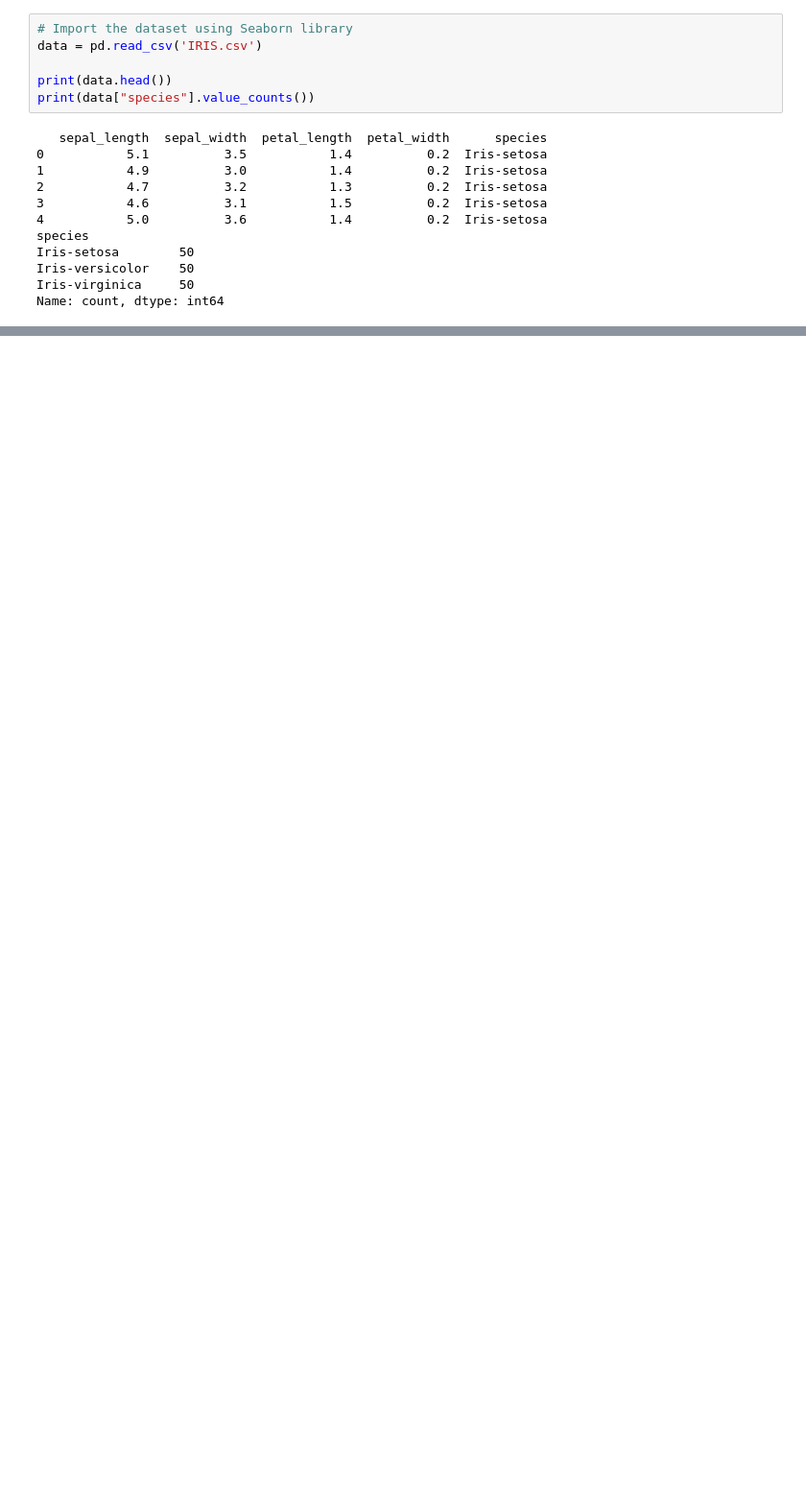
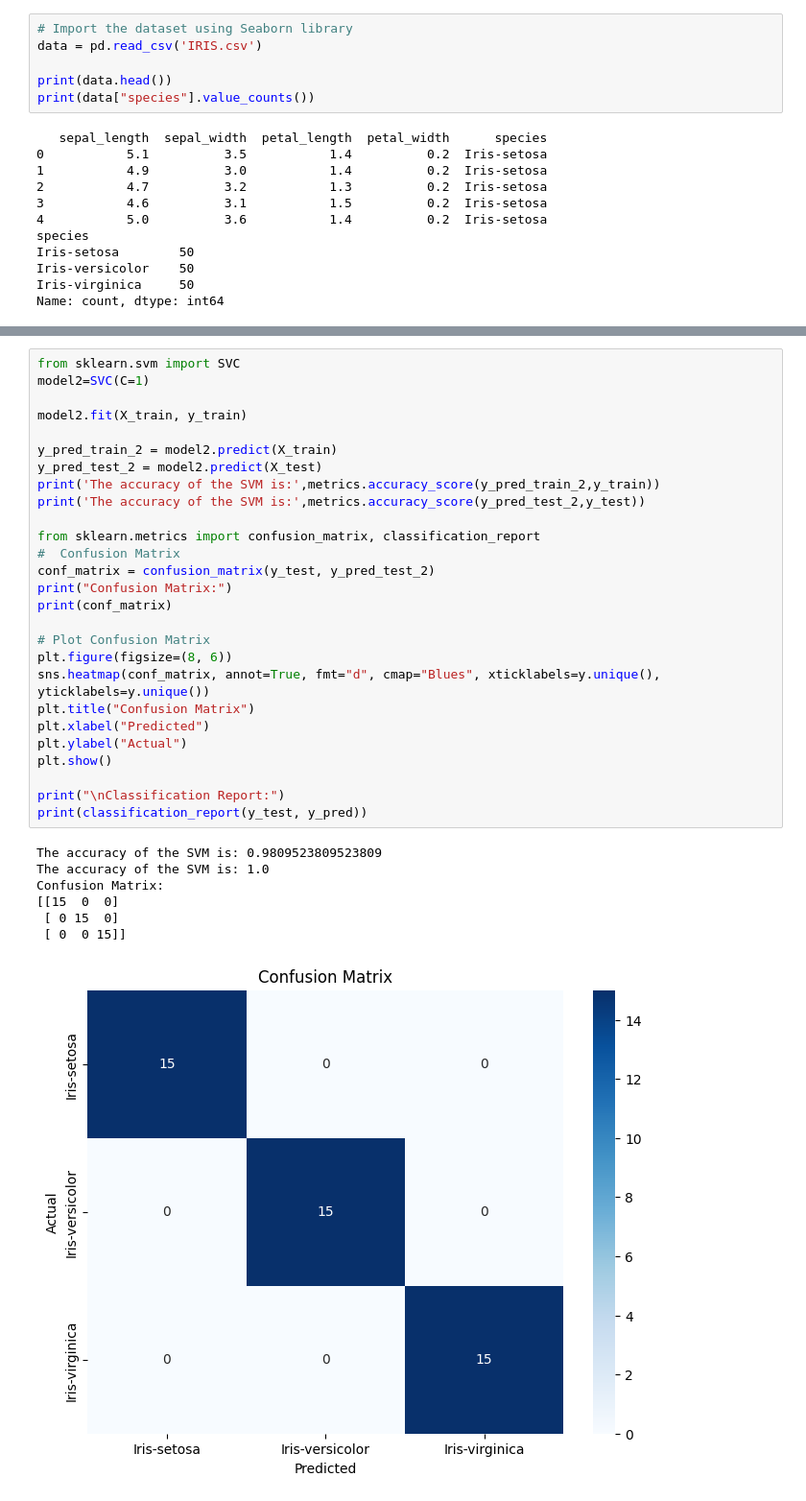
Before and after one commit to machinelearningsite/hands-on-ml, a Jupyter notebook: svm/main.ipynb, the cells around one changed output, grey strips where cells are left out. Shown at 96% size. Saved outputs shown, nothing was run; the diff lists cells and outputs as text; blank space fills up the shorter version.

```diff
--- a/svm/main.ipynb
+++ b/svm/main.ipynb
@@ -57,0 +150,35 @@ Name: count, dtype: int64
+# %%
+from sklearn.svm import SVC
+model2=SVC(C=1)
+
+model2.fit(X_train, y_train)
+
+y_pred_train_2 = model2.predict(X_train)
+y_pred_test_2 = model2.predict(X_test)
+print('The accuracy of the SVM is:',metrics.accuracy_score(y_pred_train_2,y_train))
+print('The accuracy of the SVM is:',metrics.accuracy_score(y_pred_test_2,y_test))
+
+from sklearn.metrics import confusion_matrix, classification_report
+#  Confusion Matrix
+conf_matrix = confusion_matrix(y_test, y_pred_test_2)
+print("Confusion Matrix:")
+print(conf_matrix)
+
+# Plot Confusion Matrix
+plt.figure(figsize=(8, 6))
+sns.heatmap(conf_matrix, annot=True, fmt="d", cmap="Blues", xticklabels=y.unique(), yticklabels=y.unique())
+plt.title("Confusion Matrix")
+plt.xlabel("Predicted")
+plt.ylabel("Actual")
+plt.show()
+
+print("\nClassification Report:")
+print(classification_report(y_test, y_pred))
+# %% [output]
+The accuracy of the SVM is: 0.9809523809523809
+The accuracy of the SVM is: 1.0
+Confusion Matrix:
+[[15  0  0]
+ [ 0 15  0]
+ [ 0  0 15]]
+[figure, added]
```
Also changed, not shown: parts of 9 cells of this notebook, 5 other files.
